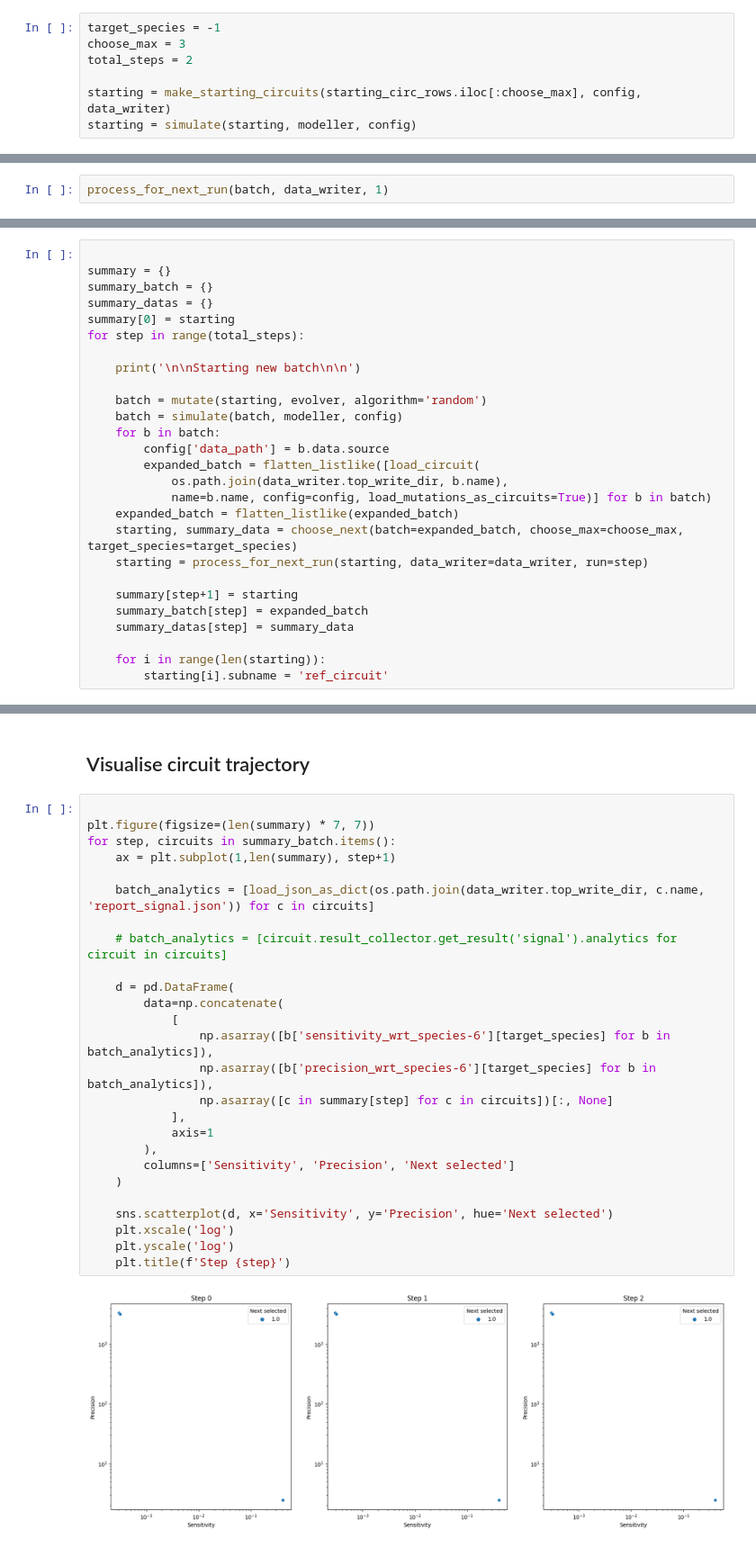
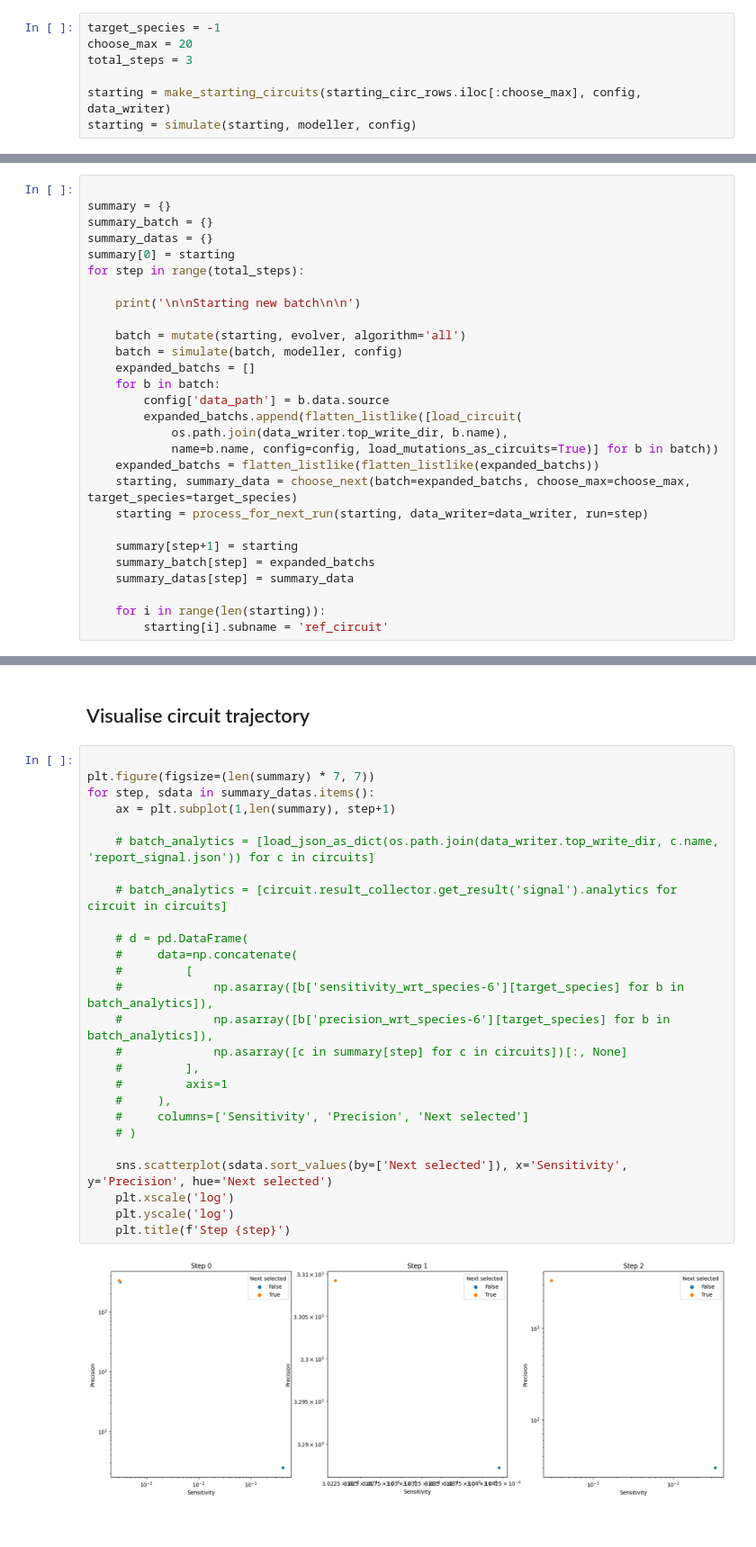
Before and after one commit to olive004/synbio_morpher, a Jupyter notebook: notebooks/16_Monte_Carlo_circuit_adaptability.ipynb, the cells around one changed output, grey strips where cells are left out. Shown at 90% size. Drawn from its saved outputs; the diff is of its cells as text.

```diff
--- a/notebooks/16_Monte_Carlo_circuit_adaptability.ipynb
+++ b/notebooks/16_Monte_Carlo_circuit_adaptability.ipynb
@@ -440,7 +338,7 @@ def make_starting_circuits(starting_circuits: pd.DataFrame, config: dict, data_w
 # %%
 target_species = -1
-choose_max = 3
-total_steps = 2
+choose_max = 20
+total_steps = 3
 
 starting = make_starting_circuits(starting_circ_rows.iloc[:choose_max], config, data_writer)
 starting = simulate(starting, modeller, config)
@@ -477,2 +365,0 @@ modeller.dt
-# %%
-process_for_next_run(batch, data_writer, 1)
@@ -508,19 +373,20 @@ for step in range(total_steps):
 
     print('\n\nStarting new batch\n\n')
 
-    batch = mutate(starting, evolver, algorithm='random')
+    batch = mutate(starting, evolver, algorithm='all')
     batch = simulate(batch, modeller, config)
+    expanded_batchs = []
     for b in batch:
         config['data_path'] = b.data.source
-        expanded_batch = flatten_listlike([load_circuit(
+        expanded_batchs.append(flatten_listlike([load_circuit(
             os.path.join(data_writer.top_write_dir, b.name),
-            name=b.name, config=config, load_mutations_as_circuits=True)] for b in batch)
-    expanded_batch = flatten_listlike(expanded_batch)
-    starting, summary_data = choose_next(batch=expanded_batch, choose_max=choose_max, target_species=target_species)
+            name=b.name, config=config, load_mutations_as_circuits=True)] for b in batch))
+    expanded_batchs = flatten_listlike(flatten_listlike(expanded_batchs))
+    starting, summary_data = choose_next(batch=expanded_batchs, choose_max=choose_max, target_species=target_species)
     starting = process_for_next_run(starting, data_writer=data_writer, run=step)
 
     summary[step+1] = starting
-    summary_batch[step] = expanded_batch
+    summary_batch[step] = expanded_batchs
     summary_datas[step] = summary_data
 
     for i in range(len(starting)):
@@ -565,28 +456,28 @@ Steady states:  200  iterations.  4  left to steady out.  0:00:25.523715
 # %%
 
 plt.figure(figsize=(len(summary) * 7, 7))
-for step, circuits in summary_batch.items():
+for step, sdata in summary_datas.items():
     ax = plt.subplot(1,len(summary), step+1)
 
-    batch_analytics = [load_json_as_dict(os.path.join(data_writer.top_write_dir, c.name, 'report_signal.json')) for c in circuits]
+    # batch_analytics = [load_json_as_dict(os.path.join(data_writer.top_write_dir, c.name, 'report_signal.json')) for c in circuits]
 
     # batch_analytics = [circuit.result_collector.get_result('signal').analytics for circuit in circuits]
 
-    d = pd.DataFrame(
-        data=np.concatenate(
-            [
-                np.asarray([b['sensitivity_wrt_species-6'][target_species] for b in batch_analytics]),
-                np.asarray([b['precision_wrt_species-6'][target_species] for b in batch_analytics]),
-                np.asarray([c in summary[step] for c in circuits])[:, None]
-            ],
-            axis=1
-        ),
-        columns=['Sensitivity', 'Precision', 'Next selected']
-    )
+    # d = pd.DataFrame(
+    #     data=np.concatenate(
+    #         [
+    #             np.asarray([b['sensitivity_wrt_species-6'][target_species] for b in batch_analytics]),
+    #             np.asarray([b['precision_wrt_species-6'][target_species] for b in batch_analytics]),
+    #             np.asarray([c in summary[step] for c in circuits])[:, None]
+    #         ],
+    #         axis=1
+    #     ),
+    #     columns=['Sensitivity', 'Precision', 'Next selected']
+    # )
 
-    sns.scatterplot(d, x='Sensitivity', y='Precision', hue='Next selected')
+    sns.scatterplot(sdata.sort_values(by=['Next selected']), x='Sensitivity', y='Precision', hue='Next selected')
     plt.xscale('log')
     plt.yscale('log')
     plt.title(f'Step {step}')
 # %% [output]
-[figure, old version]
+[figure, new version]
```
Also changed, not shown: parts of 25 cells of this notebook, 17 other files.
